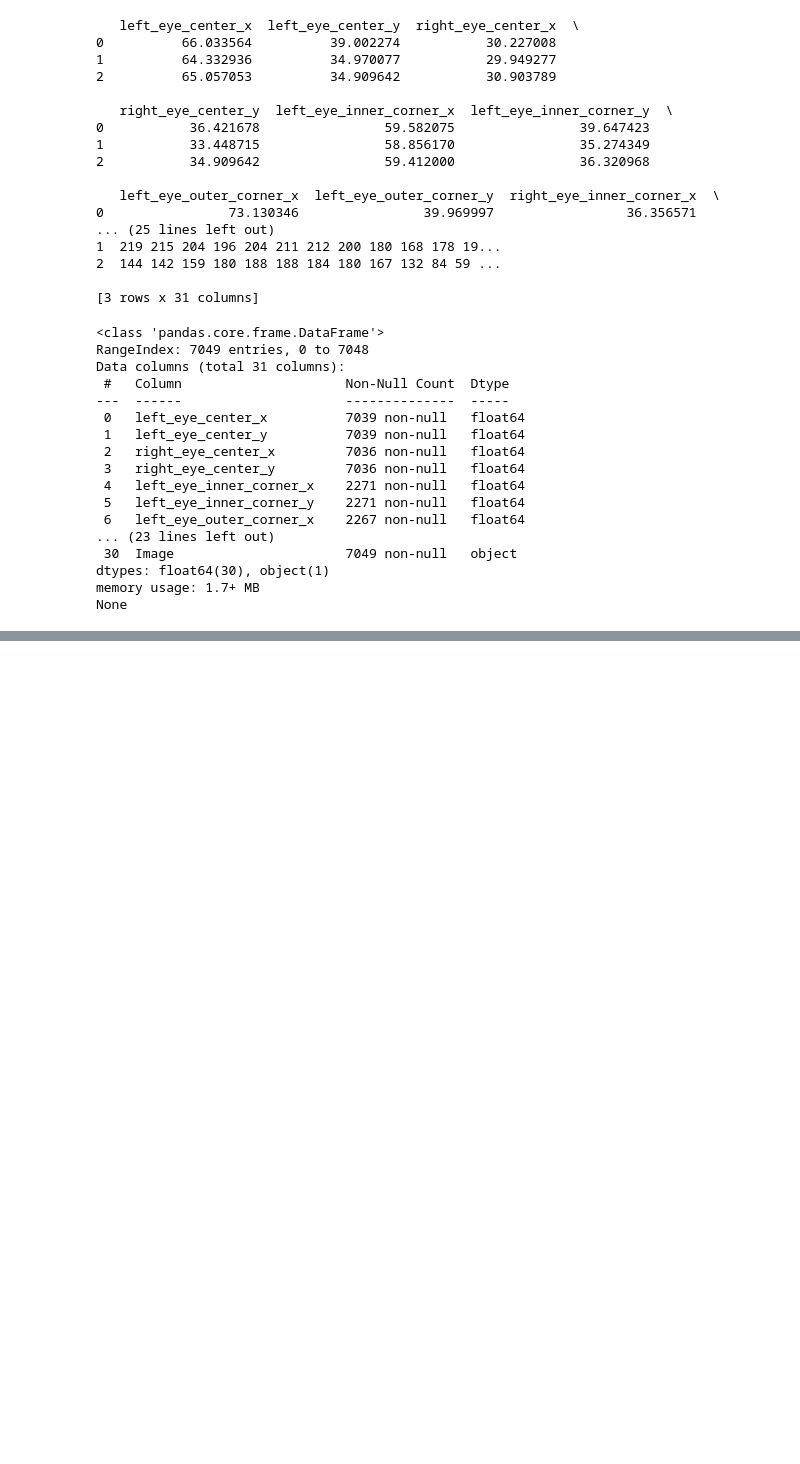
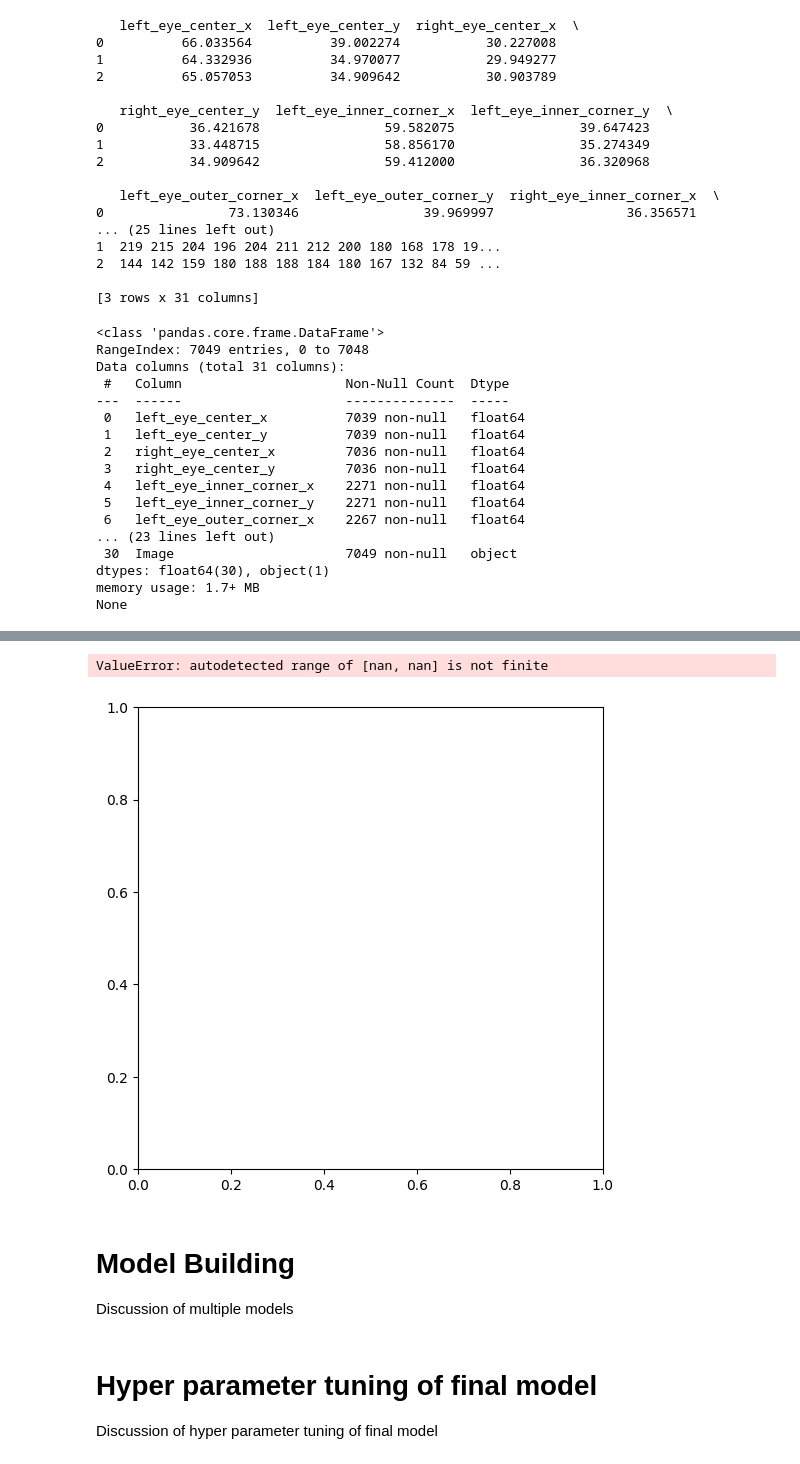
Before and after one commit to nickStanisic/FaceDetector, a Jupyter notebook: FaceDetector.ipynb, the cells around one changed output, grey strips where cells are left out. Saved outputs shown, nothing was run; the diff lists cells and outputs as text; code cells hidden in the pictures; blank space fills up the shorter version.

```diff
--- a/FaceDetector.ipynb
+++ b/FaceDetector.ipynb
@@ -79,0 +218,30 @@ plt.show()
+# %%
+import matplotlib.pyplot as plt
+
+landmark_info = [
+    ("Left Eye",       (0, 1)),
+    ("Right Eye",      (2, 3)),
+    ("Nose Tip",       (4, 5)),
+    ("Mouth Bottom",   (6, 7)),
+]
+
+for name, (ix, iy) in landmark_info:
+    x = y_train[:, ix]
+    y = y_train[:, iy]
+
+    plt.figure(figsize=(6, 6))
+    plt.hist2d(x, y, bins=30, density=True)
+    plt.xlabel('Pixel X')
+    plt.ylabel('Pixel Y')
+    plt.title(f'{name} Coordinate Density')
+    plt.colorbar(label='Density')
+    plt.show()
+# %% [output]
+ValueError: autodetected range of [nan, nan] is not finite
+[figure, added]
+# %% [markdown]
+# Model Building
+Discussion of multiple models
+# %% [markdown]
+# Hyper parameter tuning of final model
+Discussion of hyper parameter tuning of final model
```
Also changed, not shown: parts of 11 cells of this notebook.
